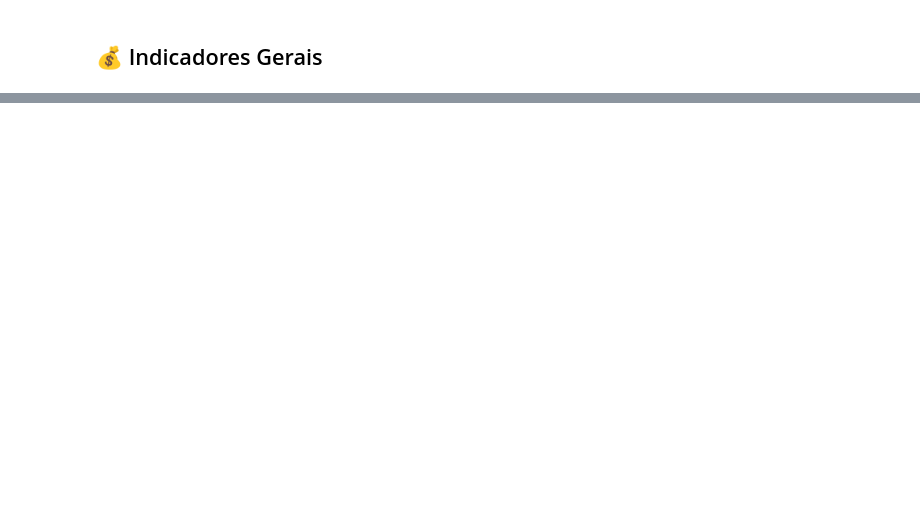
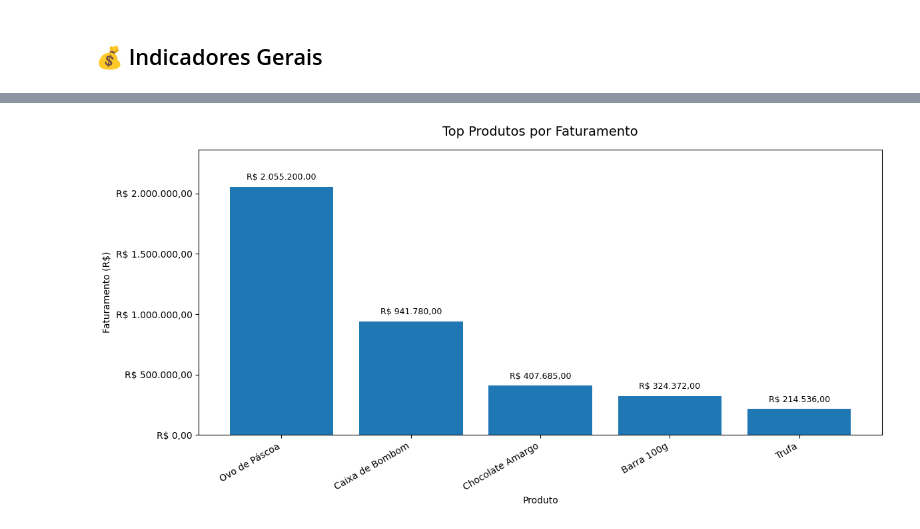
Before and after one commit to robertosulkovski/analise_dados_pandas, a Jupyter notebook: notebooks/analise_vendas.ipynb, the cells around one changed output, grey strips where cells are left out. Cells and saved outputs as stored; diff of their text form; code cells hidden in the pictures; blank space fills up the shorter version.

```diff
--- a/notebooks/analise_vendas.ipynb
+++ b/notebooks/analise_vendas.ipynb
@@ -34,0 +122,11 @@ print(f'Lucro total: R$ {lucro_total:,.2f}')
+# %%
+top_produtos = df.groupby('produto')['faturamento'].sum().sort_values(ascending=False)
+
+# função formato brasileiro
+def formato_brl(x):
+    return f'R$ {x:,.2f}'.replace(',', 'X').replace('.', ',').replace('X', '.')
+
+# aplicar formatação
+top_produtos_formatado = top_produtos.apply(formato_brl)
+
+top_produtos_formatado
@@ -34,0 +141,42 @@ print(f'Lucro total: R$ {lucro_total:,.2f}')
+# %%
+import matplotlib.pyplot as plt
+import matplotlib.ticker as mtick
+
+# função formato brasileiro
+def formato_brl(x, pos):
+    return f'R$ {x:,.2f}'.replace(',', 'X').replace('.', ',').replace('X', '.')
+
+plt.figure(figsize=(12,6))
+
+bars = plt.bar(top_produtos.index, top_produtos.values)
+
+plt.title('Top Produtos por Faturamento', fontsize=14, pad=15)
+plt.xlabel('Produto')
+plt.ylabel('Faturamento (R$)')
+
+# eixo Y formatado
+plt.gca().yaxis.set_major_formatter(mtick.FuncFormatter(formato_brl))
+
+# rotacionar nomes
+plt.xticks(rotation=30, ha='right')
+
+# espaçamento automático
+plt.tight_layout()
+
+# valores nas barras
+for bar in bars:
+    y = bar.get_height()
+    plt.text(
+        bar.get_x() + bar.get_width()/2,
+        y + (max(top_produtos.values) * 0.02),
+        formato_brl(y, None),
+        ha='center',
+        va='bottom',
+        fontsize=9
+    )
+
+plt.ylim(0, max(top_produtos.values) * 1.15)
+
+plt.show()
+# %% [output]
+[figure, added]
```
Also changed, not shown: parts of 9 cells of this notebook.
